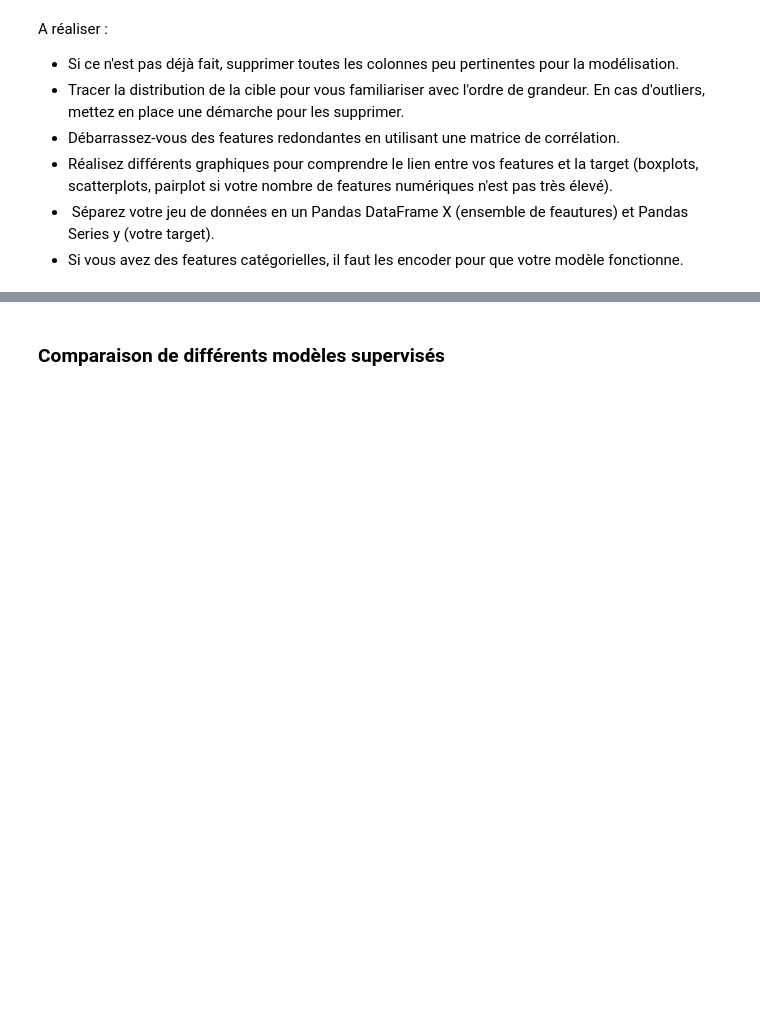
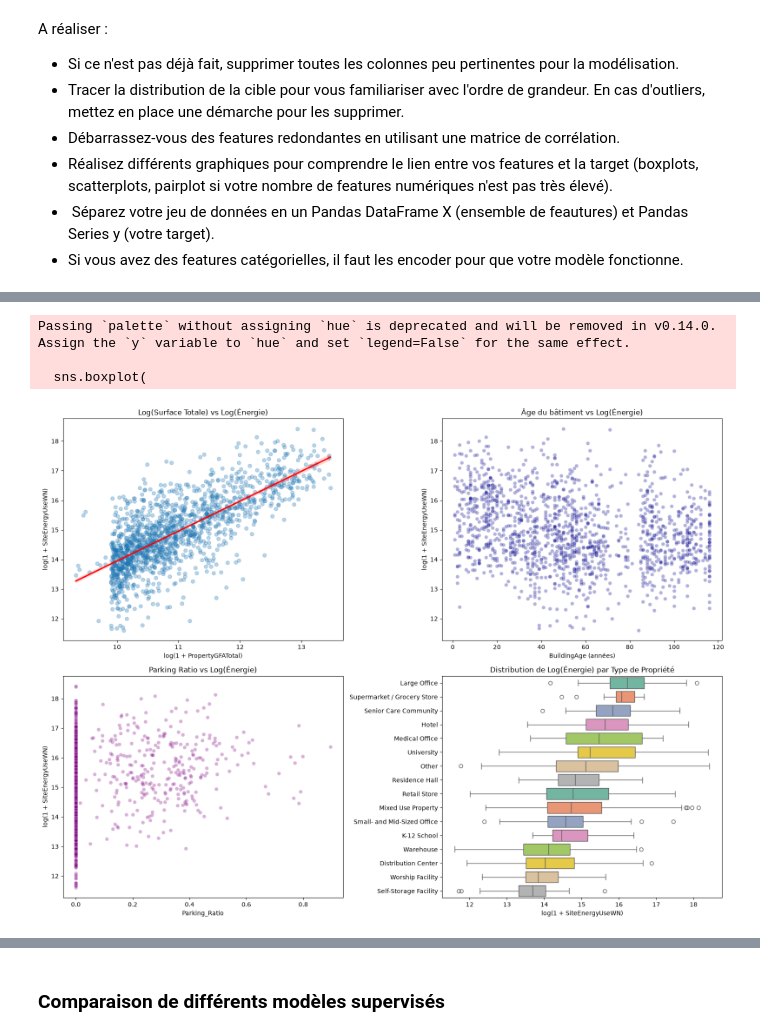
Before and after one commit to mahmoudaminfr-dotcom/seattle-building-energy-prediction, a Jupyter notebook: data/template_modelistation_supervisee.ipynb, the cells around one changed output, grey strips where cells are left out. Cells and saved outputs as stored; diff of their text form; code cells hidden in the pictures; blank space fills up the shorter version.

Commit message:
feat: complete data preparation and preprocessing pipeline

```diff
--- a/data/template_modelistation_supervisee.ipynb
+++ b/data/template_modelistation_supervisee.ipynb
@@ -547,0 +833,57 @@ A réaliser :
+# %%
+import matplotlib.pyplot as plt
+import seaborn as sns
+import numpy as np
+
+# 1. Création temporaire des cibles log dans df_model pour les visualisations
+df_model['log_SiteEnergyUseWN'] = np.log1p(df_model['SiteEnergyUseWN(kBtu)'])
+df_model['log_TotalGHGEmissions'] = np.log1p(df_model['TotalGHGEmissions'])
+df_model['log_PropertyGFATotal'] = np.log1p(df_model['PropertyGFATotal'])
+
+# 2. Graphiques de relation pour quelques features clés
+fig, axes = plt.subplots(2, 2, figsize=(16, 12))
+
+# Graphique 1 : Log-Surface vs Log-Énergie (Scatterplot)
+sns.regplot(
+    data=df_model, x='log_PropertyGFATotal', y='log_SiteEnergyUseWN',
+    ax=axes[0, 0], scatter_kws={'alpha': 0.3}, line_kws={'color': 'red'}
+)
+axes[0, 0].set_title("Log(Surface Totale) vs Log(Énergie)", fontsize=12)
+axes[0, 0].set_xlabel("log(1 + PropertyGFATotal)")
+axes[0, 0].set_ylabel("log(1 + SiteEnergyUseWN)")
+
+# Graphique 2 : Âge du bâtiment vs Log-Énergie (Scatterplot)
+sns.scatterplot(
+    data=df_model, x='BuildingAge', y='log_SiteEnergyUseWN',
+    alpha=0.3, ax=axes[0, 1], color='darkblue'
+)
+axes[0, 1].set_title("Âge du bâtiment vs Log(Énergie)", fontsize=12)
+axes[0, 1].set_xlabel("BuildingAge (années)")
+axes[0, 1].set_ylabel("log(1 + SiteEnergyUseWN)")
+
+# Graphique 3 : Parking Ratio vs Log-Énergie (Scatterplot)
+sns.scatterplot(
+    data=df_model, x='Parking_Ratio', y='log_SiteEnergyUseWN',
+    alpha=0.3, ax=axes[1, 0], color='purple'
+)
+axes[1, 0].set_title("Parking Ratio vs Log(Énergie)", fontsize=12)
+axes[1, 0].set_xlabel("Parking_Ratio")
+axes[1, 0].set_ylabel("log(1 + SiteEnergyUseWN)")
+
+# Graphique 4 : Types de bâtiments vs Log-Énergie (Boxplot)
+order = df_model.groupby('PrimaryPropertyType_Clean')['log_SiteEnergyUseWN'].median().sort_values(ascending=False).index
+sns.boxplot(
+    data=df_model, x='log_SiteEnergyUseWN', y='PrimaryPropertyType_Clean',
+    order=order, ax=axes[1, 1], palette='Set2'
+)
+axes[1, 1].set_title("Distribution de Log(Énergie) par Type de Propriété", fontsize=12)
+axes[1, 1].set_xlabel("log(1 + SiteEnergyUseWN)")
+axes[1, 1].set_ylabel("")
+
+plt.tight_layout()
+plt.show()
+# %% [output]
+Passing `palette` without assigning `hue` is deprecated and will be removed in v0.14.0. Assign the `y` variable to `hue` and set `legend=False` for the same effect.
+
+  sns.boxplot(
+[figure, added]
```
Also changed, not shown: parts of 24 cells of this notebook.
